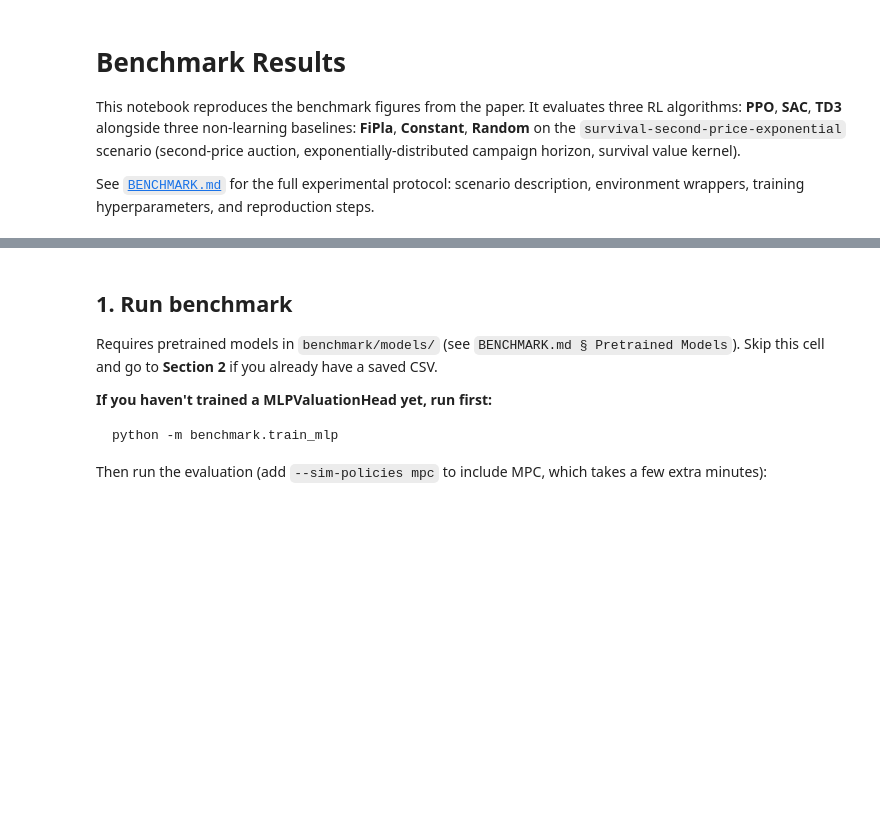
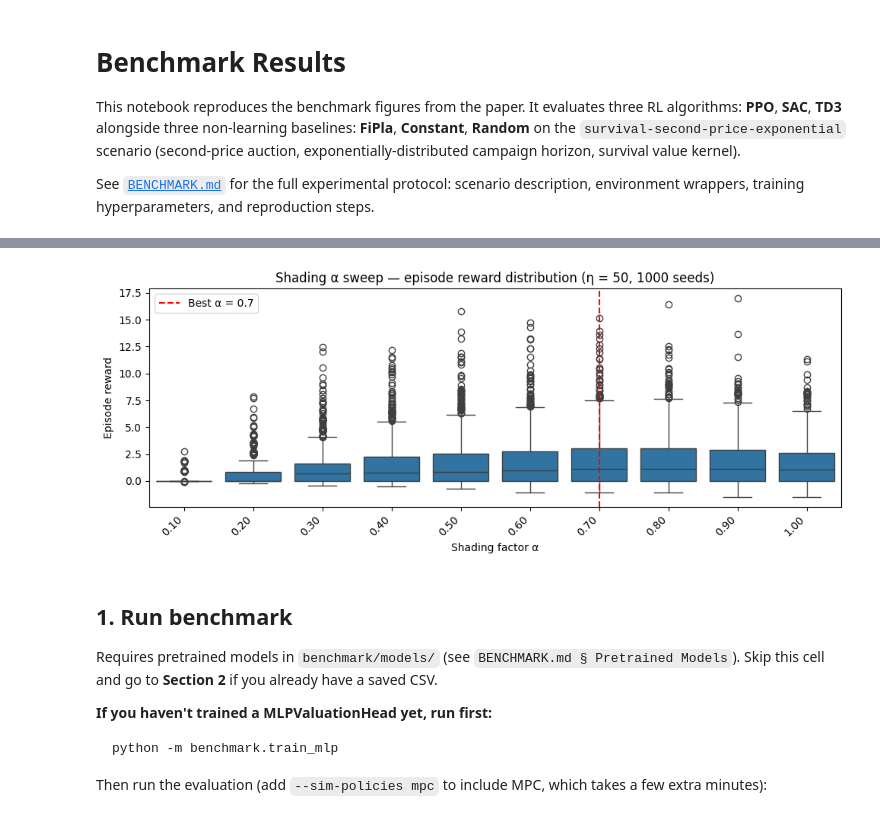
Before and after one commit to eugeniepatard/dynamauction, a Jupyter notebook: benchmark/benchmark_results.ipynb, the cells around one changed output, grey strips where cells are left out. Saved outputs shown, nothing was run; the diff lists cells and outputs as text; code cells hidden in the pictures; blank space fills up the shorter version.

```diff
--- a/benchmark/benchmark_results.ipynb
+++ b/benchmark/benchmark_results.ipynb
@@ -12,3 +51,24 @@ import pandas as pd
+# %%
+import seaborn as sns
+
+fig, ax = plt.subplots(figsize=(10, 4))
+sns.boxplot(
+    data=shading_summary, x="alpha", y="episode_reward",
+    order=sorted(shading_summary["alpha"].unique()),
+    ax=ax,
+)
+alphas_sorted = sorted(shading_summary["alpha"].unique())
+ax.set_xticklabels([f"{a:.2f}" for a in alphas_sorted], rotation=45, ha="right")
+ax.axvline(alphas_sorted.index(best_alpha), color="red", linestyle="--", label=f"Best α = {best_alpha:.4g}")
+ax.set_xlabel("Shading factor α")
+ax.set_ylabel("Episode reward")
+ax.set_title("Shading α sweep — episode reward distribution (η = 50, 1000 seeds)")
+ax.legend()
+plt.tight_layout()
+plt.savefig("plots/shading_alpha_sweep_dist.pdf", bbox_inches="tight")
+plt.show()
+# %% [output]
+[figure, added]
 # %% [markdown]
 ## 1. Run benchmark
 
```
Also changed, not shown: parts of 3 cells of this notebook.
